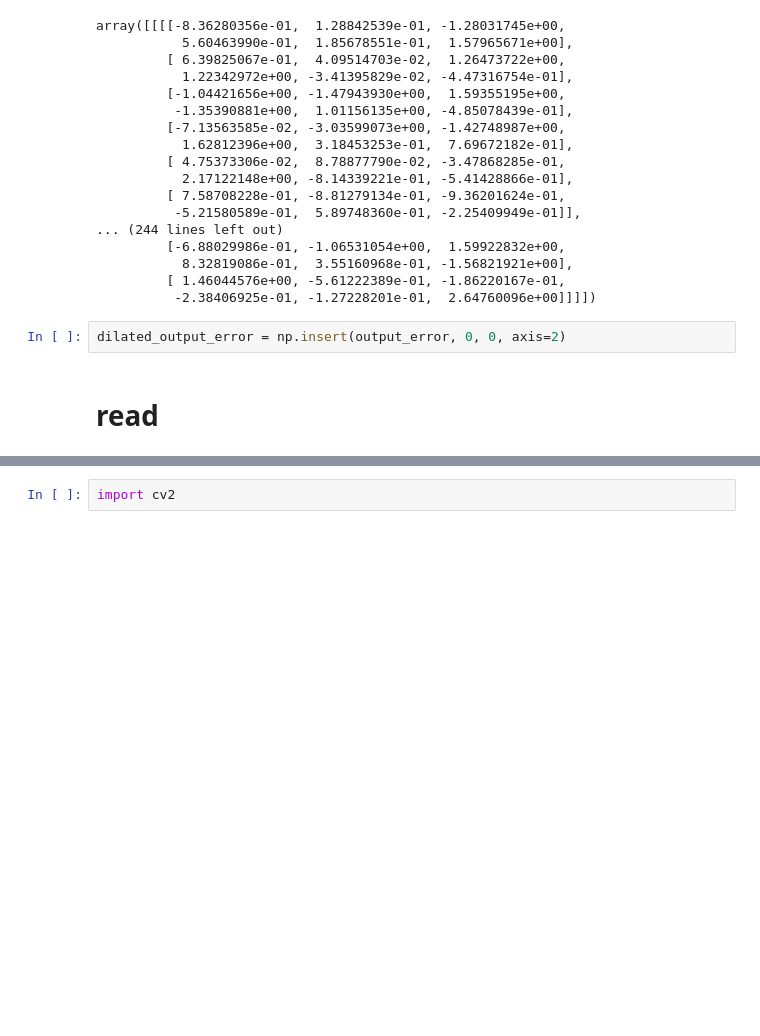
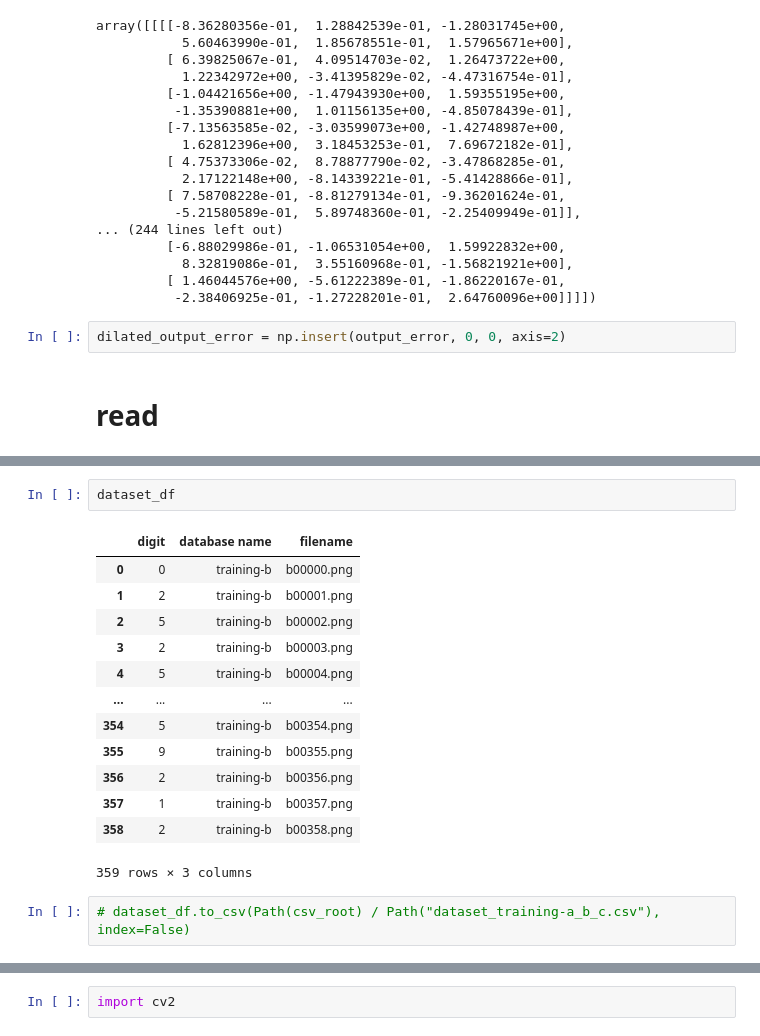
Before and after one commit to asifajrof/cse-472-offlines, a Jupyter notebook: offline-4-cnn/codes/testing.ipynb, the cells around one changed output, grey strips where cells are left out. Drawn from its saved outputs; the diff is of its cells as text; blank space fills up the shorter version.

```diff
--- a/offline-4-cnn/codes/testing.ipynb
+++ b/offline-4-cnn/codes/testing.ipynb
@@ -2053,0 +2105,18 @@ dilated_output_error = np.insert(output_error, 0, 0, axis=2)
+# %%
+dataset_df
+# %% [output]
+|  | digit | database name | filename |
+| 0 | 0 | training-b | b00000.png |
+| 1 | 2 | training-b | b00001.png |
+| 2 | 5 | training-b | b00002.png |
+| 3 | 2 | training-b | b00003.png |
+| 4 | 5 | training-b | b00004.png |
+| ... | ... | ... | ... |
+| 354 | 5 | training-b | b00354.png |
+| 355 | 9 | training-b | b00355.png |
+| 356 | 2 | training-b | b00356.png |
+| 357 | 1 | training-b | b00357.png |
+| 358 | 2 | training-b | b00358.png |
+359 rows × 3 columns
+# %%
+# dataset_df.to_csv(Path(csv_root) / Path("dataset_training-a_b_c.csv"), index=False)
```
Also changed, not shown: parts of 32 cells of this notebook, 4 other files.
